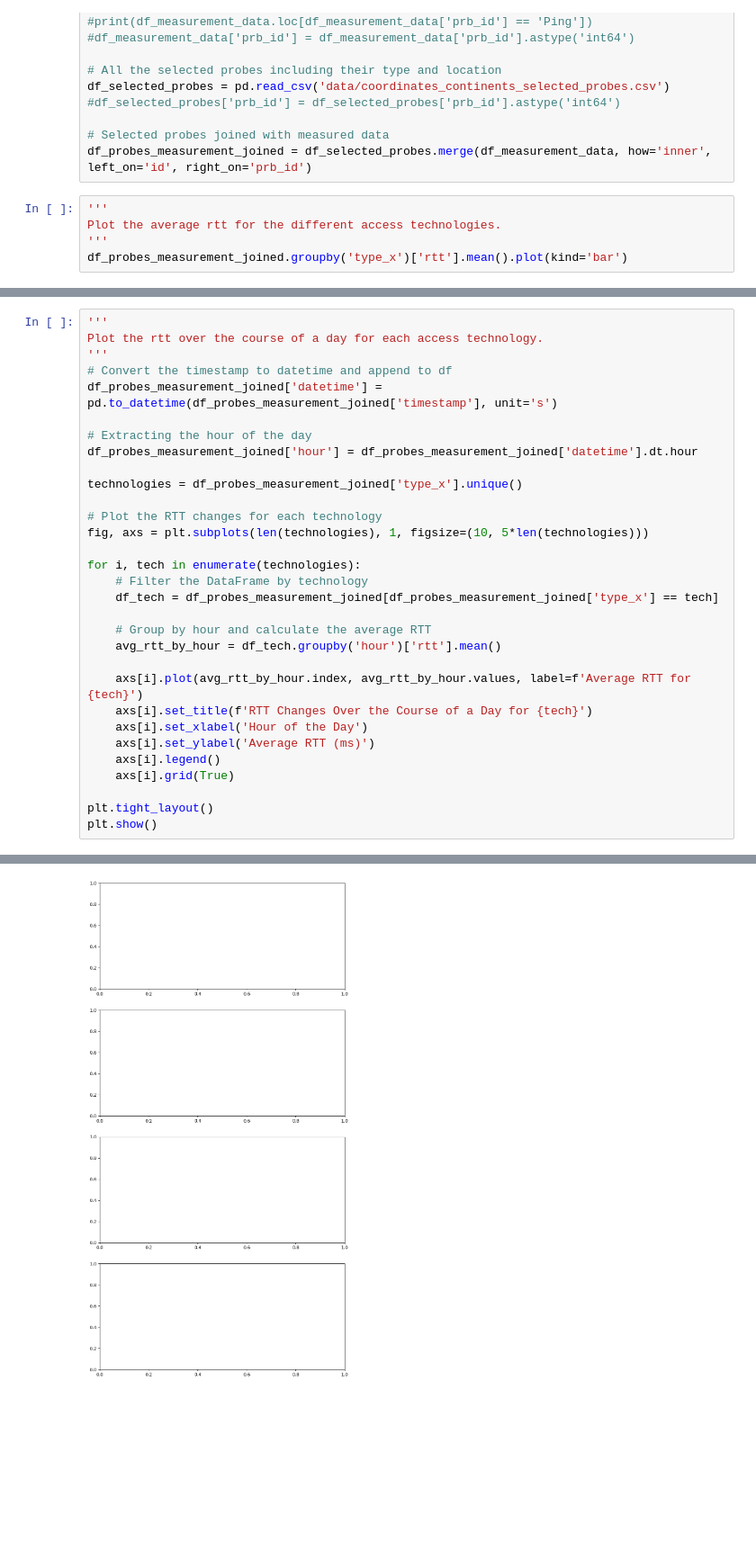
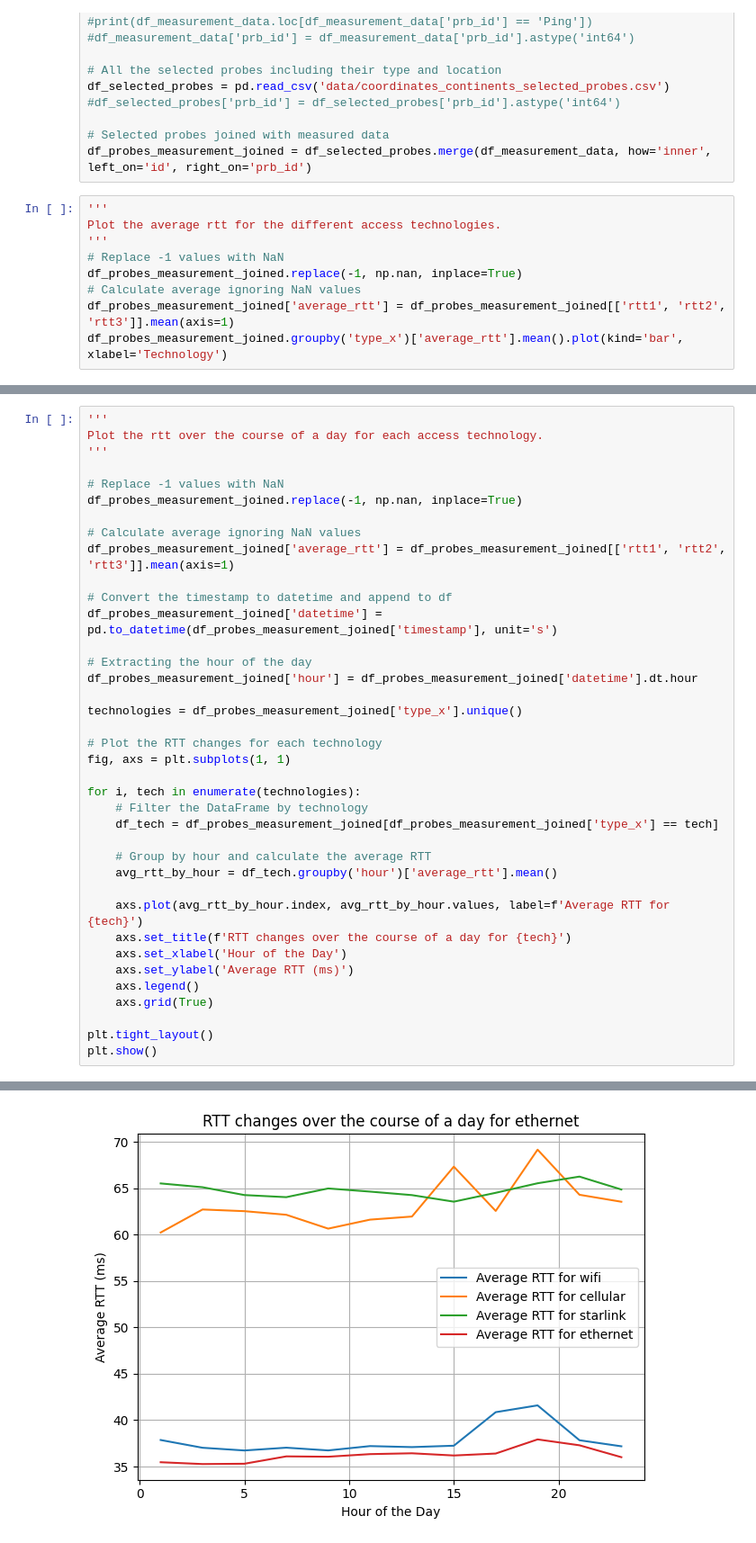
Before and after one commit to amritanshusikdar/cmb-assignment-3, a Jupyter notebook: data_analysis.ipynb, the cells around one changed output, grey strips where cells are left out. Shown: that part at 90% size. Drawn from its saved outputs; the diff is of its cells as text; blank space fills up the shorter version.

Commit message:
Added analysis with graphs and stuff

```diff
--- a/data_analysis.ipynb
+++ b/data_analysis.ipynb
@@ -33,4 +30,8 @@ df_probes_measurement_joined = df_selected_probes.merge(df_measurement_data, how
 '''
 Plot the average rtt for the different access technologies.
 '''
-df_probes_measurement_joined.groupby('type_x')['rtt'].mean().plot(kind='bar')
+# Replace -1 values with NaN
+df_probes_measurement_joined.replace(-1, np.nan, inplace=True)
+# Calculate average ignoring NaN values
+df_probes_measurement_joined['average_rtt'] = df_probes_measurement_joined[['rtt1', 'rtt2', 'rtt3']].mean(axis=1)
+df_probes_measurement_joined.groupby('type_x')['average_rtt'].mean().plot(kind='bar', xlabel='Technology')
@@ -38,6 +42,13 @@ df_probes_measurement_joined.groupby('type_x')['rtt'].mean().plot(kind='bar')
 '''
 Plot the rtt over the course of a day for each access technology.
 '''
+
+# Replace -1 values with NaN
+df_probes_measurement_joined.replace(-1, np.nan, inplace=True)
+
+# Calculate average ignoring NaN values
+df_probes_measurement_joined['average_rtt'] = df_probes_measurement_joined[['rtt1', 'rtt2', 'rtt3']].mean(axis=1)
+
 # Convert the timestamp to datetime and append to df
 df_probes_measurement_joined['datetime'] = pd.to_datetime(df_probes_measurement_joined['timestamp'], unit='s')
 
@@ -47,21 +58,21 @@ df_probes_measurement_joined['hour'] = df_probes_measurement_joined['datetime'].
 technologies = df_probes_measurement_joined['type_x'].unique()
 
 # Plot the RTT changes for each technology
-fig, axs = plt.subplots(len(technologies), 1, figsize=(10, 5*len(technologies)))
+fig, axs = plt.subplots(1, 1)
 
 for i, tech in enumerate(technologies):
     # Filter the DataFrame by technology
     df_tech = df_probes_measurement_joined[df_probes_measurement_joined['type_x'] == tech]
 
     # Group by hour and calculate the average RTT
-    avg_rtt_by_hour = df_tech.groupby('hour')['rtt'].mean()
+    avg_rtt_by_hour = df_tech.groupby('hour')['average_rtt'].mean()
 
-    axs[i].plot(avg_rtt_by_hour.index, avg_rtt_by_hour.values, label=f'Average RTT for {tech}')
-    axs[i].set_title(f'RTT Changes Over the Course of a Day for {tech}')
-    axs[i].set_xlabel('Hour of the Day')
-    axs[i].set_ylabel('Average RTT (ms)')
-    axs[i].legend()
-    axs[i].grid(True)
+    axs.plot(avg_rtt_by_hour.index, avg_rtt_by_hour.values, label=f'Average RTT for {tech}')
+    axs.set_title(f'RTT changes over the course of a day for {tech}')
+    axs.set_xlabel('Hour of the Day')
+    axs.set_ylabel('Average RTT (ms)')
+    axs.legend()
+    axs.grid(True)
 
 plt.tight_layout()
 plt.show()
@@ -70 +80 @@ KeyError: 'Column not found: rtt'
-[figure, old version]
+[figure, new version]
```
Also changed, not shown: parts of 11 cells of this notebook.
